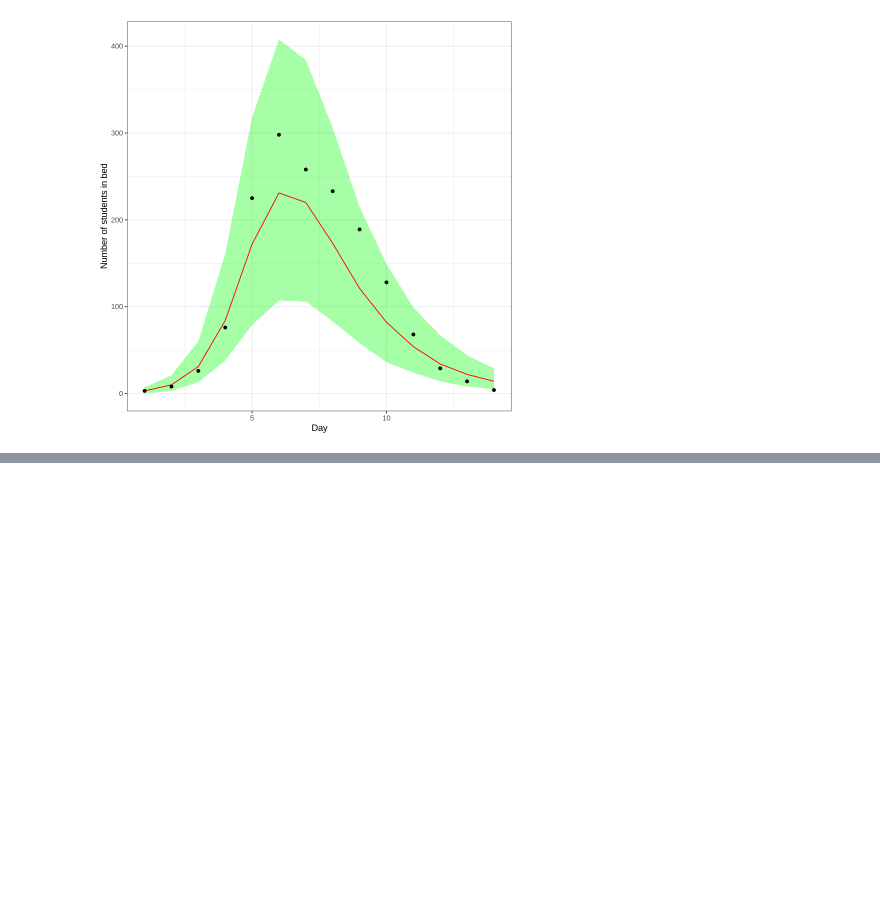
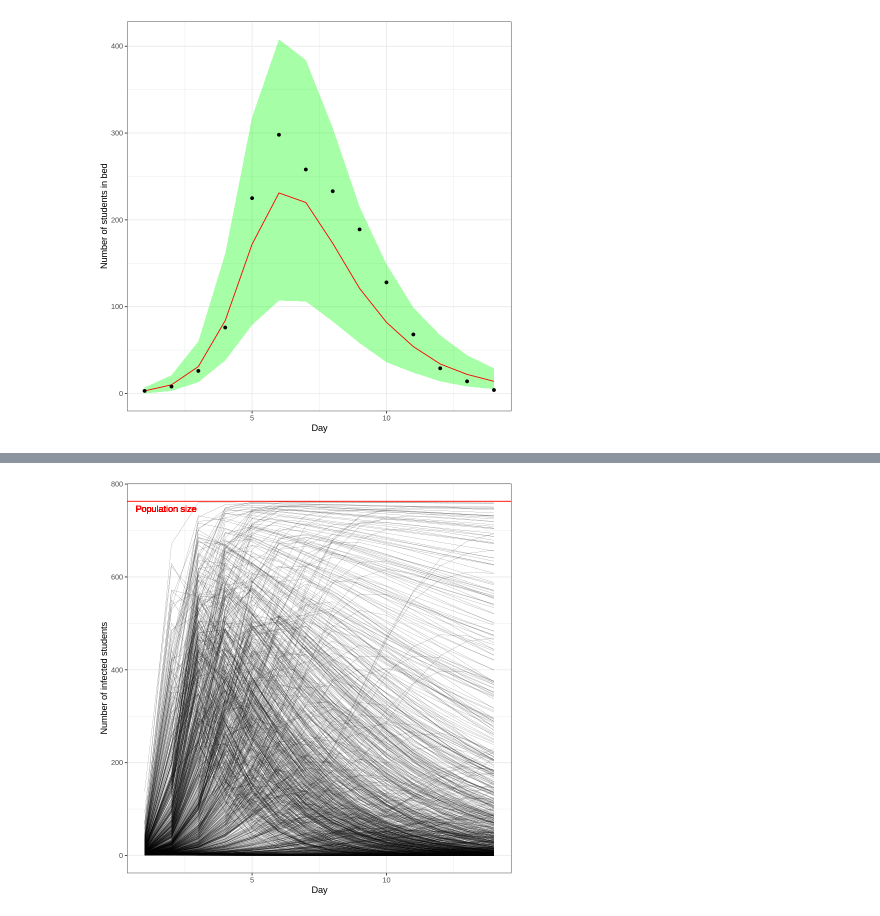
Before and after one commit to hublun/Bayesian_Aggregation_Average_Data, a Jupyter notebook: ODR_2024_1_22.ipynb, the cells around one changed output, grey strips where cells are left out. Saved outputs shown, nothing was run; the diff lists cells and outputs as text; code cells hidden in the pictures; blank space fills up the shorter version.

```diff
--- a/ODR_2024_1_22.ipynb
+++ b/ODR_2024_1_22.ipynb
@@ -243,0 +304,12 @@ ggplot(smr_pred, mapping = aes(x = t)) +
+# %%
+n_draws <- 1000
+draws <- as_tibble(t(s_prior$y[,,2][1:n_draws,])) %>% add_column(t=t)
+draws <-  pivot_longer(draws, c(1:1000) , names_to = "draw")
+draws %>%
+  ggplot() +
+  geom_line(mapping = aes(x = t, y=value, group = draw), alpha = 0.6, linewidth=0.1) +
+  geom_hline(yintercept=763, color="red")  +
+  geom_text(x=1.8, y=747, label="Population size", color="red") +
+  labs(x = "Day", y="Number of infected students")
+# %% [output]
+[figure, added]
```
Also changed, not shown: parts of 14 cells of this notebook, 1 other file.
